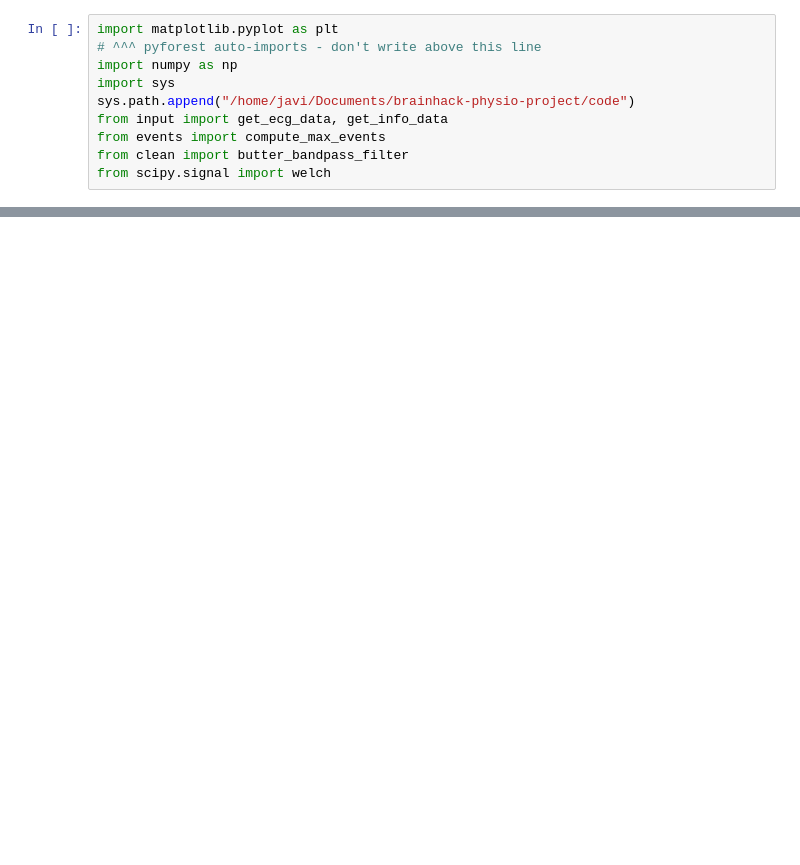
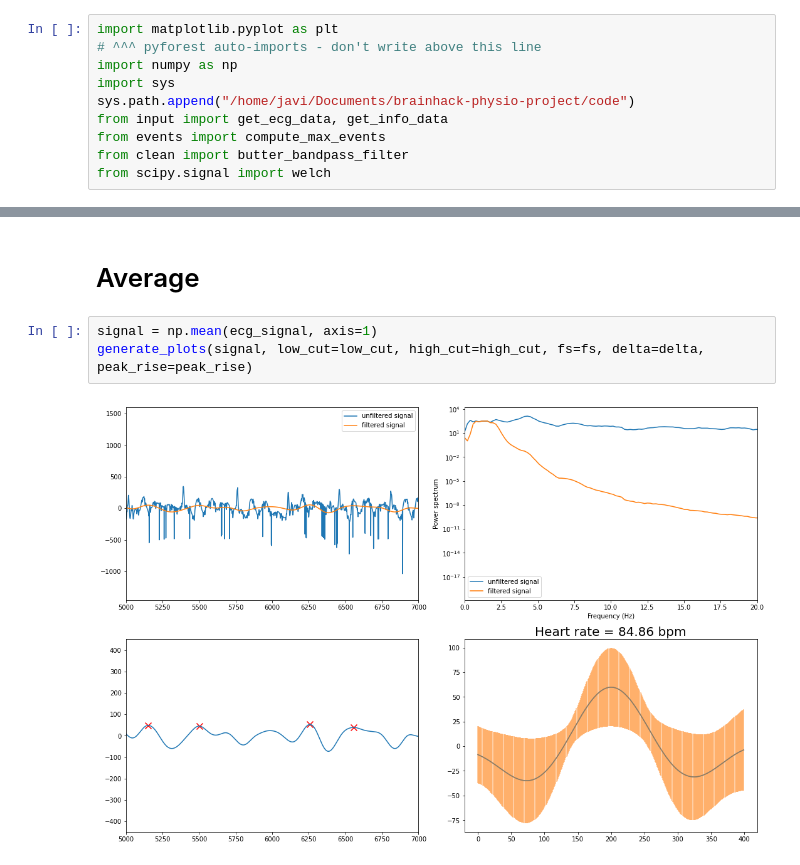
Before and after one commit to CoAxLab/niphlem, a Jupyter notebook: notebooks/peak_ecg.ipynb, the cells around one changed output, grey strips where cells are left out. Drawn from its saved outputs; the diff is of its cells as text; blank space fills up the shorter version.

```diff
--- a/notebooks/peak_ecg.ipynb
+++ b/notebooks/peak_ecg.ipynb
@@ -181,0 +141,7 @@ plt.errorbar?
+# %% [markdown]
+# Average
+# %%
+signal = np.mean(ecg_signal, axis=1)
+generate_plots(signal, low_cut=low_cut, high_cut=high_cut, fs=fs, delta=delta, peak_rise=peak_rise)
+# %% [output]
+[figure, added]
```
Also changed, not shown: parts of 31 cells of this notebook.
